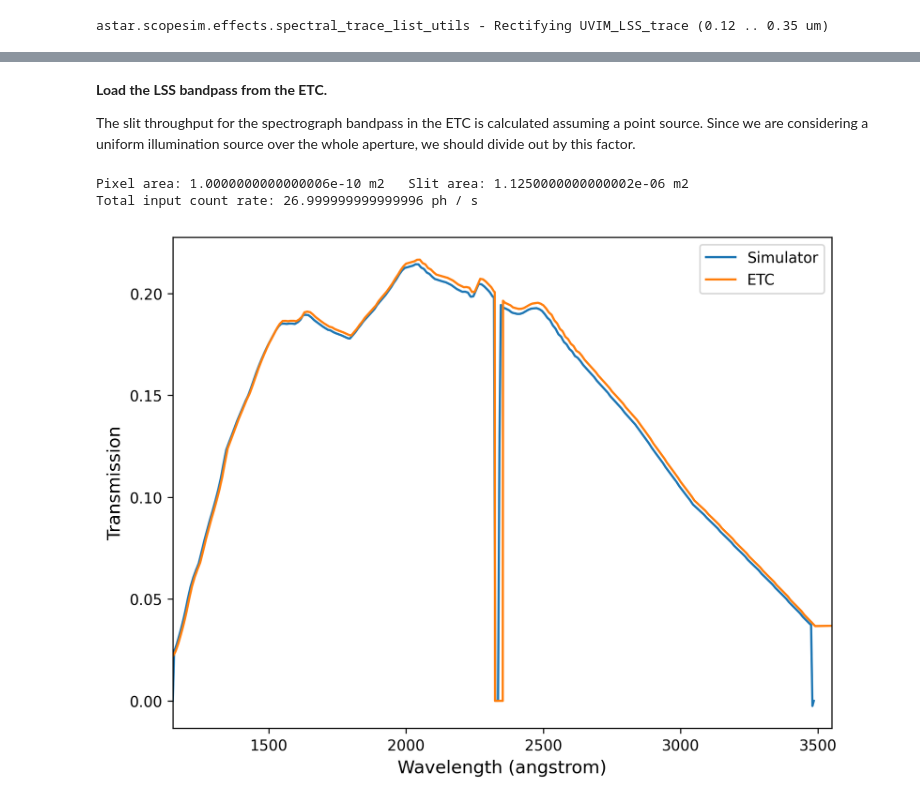
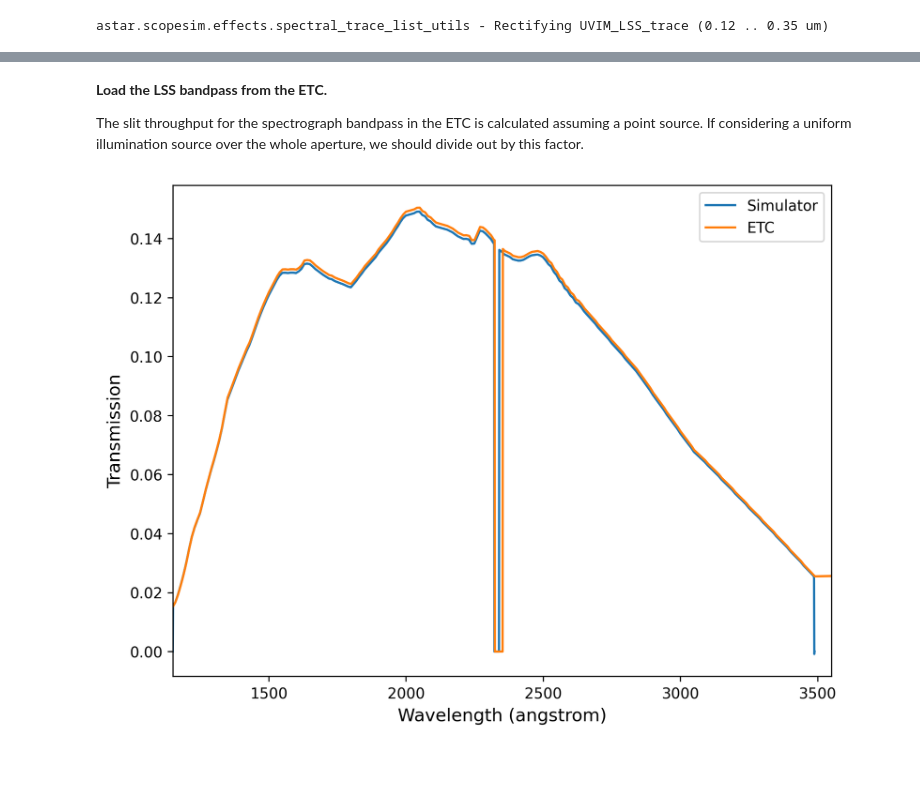
Before and after one commit to evangelashread/irdb, a Jupyter notebook: UVEX/test_notebooks/lss-throughput.ipynb, the cells around one changed output, grey strips where cells are left out. Cells and saved outputs as stored; diff of their text form; code cells hidden in the pictures; blank space fills up the shorter version.

```diff
--- a/UVEX/test_notebooks/lss-throughput.ipynb
+++ b/UVEX/test_notebooks/lss-throughput.ipynb
@@ -112,18 +140,13 @@ XTENSION= 'IMAGE   '           / Image extension
 # %% [markdown]
 **Load the LSS bandpass from the ETC.**
 
-The slit throughput for the spectrograph bandpass in the ETC is calculated assuming a point source. Since we are considering a uniform illumination source over the whole aperture, we should divide out by this factor.
+The slit throughput for the spectrograph bandpass in the ETC is calculated assuming a point source. If considering a uniform illumination source over the whole aperture, we should divide out by this factor.
 # %%
-import sys
-sys.path.append("/home/eshread/UVEX/uvex-mission/uvex-mission")
-import uvex
-from uvex.sensitivity import config
+UVEX = config.UVEX()
+#slit_thru = UVEX.SLIT_THROUGHPUT
+slit_thru = 1.
 
-UVEX = config.UVEX()
-slit_thru = UVEX.SLIT_THROUGHPUT
-#slit_thru = 1.
-
-lss_bandpass_etc_file = "/home/eshread/UVEX/uvex-mission/uvex-mission/uvex/sensitivity/notebooks/bandpass_files/lss_bandpass.txt"
+lss_bandpass_etc_file = "../../../uvex-mission/uvex/sensitivity/notebooks/bandpass_files/lss_bandpass.txt"
 
 lss_bandpass_etc_data = np.loadtxt(lss_bandpass_etc_file)
 lss_bandpass_etc_wave = (lss_bandpass_etc_data[:,0] * u.AA).value
@@ -131,44 +154,30 @@ lss_bandpass_etc_throughput = lss_bandpass_etc_data[:,1] / slit_thru
 # %%
 w = WCS(rectified[1].header)
 n_lam = rectified[1].data.shape[1]
 n_xi = rectified[1].data.shape[0]
 pix_x = np.arange(n_lam)
 pix_y = np.zeros(n_lam)
 lam_world = w.all_pix2world(np.column_stack([pix_x, pix_y]), 0)
 lam = lam_world[:, 0] * (u.m).to(u.AA)
 
-pix_y = np.arange(n_xi)
-pix_x = np.zeros(n_xi)
-world = w.all_pix2world(np.column_stack([pix_x, pix_y]), 0)
-xi = world[:, 1]
+nonzero_xi, nonzero_lam = np.where(rectified[1].data > 0)
+nonzero_xi, nonzero_lam = np.unique(nonzero_xi), np.unique(nonzero_lam)
 
-nonzero_xi, nonzero_lam = np.where(rectified[1].data > 0) # minimum throughput 1e-06?
-nonzero_xi, nonzero_lam = np.unique(nonzero_xi), np.unique(nonzero_lam)
-slit_length = xi[np.argmax(nonzero_xi)] - xi[np.argmin(nonzero_xi)]
-lam_min, lam_max = lam[np.argmin(nonzero_lam)]*u.AA.to(u.um), lam[np.argmax(nonzero_lam)]*u.AA.to(u.um)
-slit_area = 2 * 3600 * u.arcsec**2
-plate_scale = (80.0 * u.arcsec / u.mm).to(u.arcsec/u.m)
-pixel_area = (pixel_scale / plate_scale)**2
+# Sum along the slit axis. This appears to already be divided out by the exposure time in sec...
+trace1 = rectified[1].data[nonzero_xi, :].sum(axis=0)
 
-# Integrate along the slit axis
-trace1 = rectified[1].data[sorted(nonzero_xi), :].sum(axis=0) * pixel_scale.value / slit_length
-print("Pixel area:", pixel_area, "  Slit area:", slit_area/plate_scale**2)
-
-# Get the total count rate of the defined source
-input_countrate = constant_source.photons_in_range(wave_min=0.115, wave_max=0.355, area=slit_area/plate_scale**2)[0] # ph / s
-print("Total input count rate:", input_countrate)
+# Get the total count rate of the input
+input_countrate = 1 * (u.photon / u.s / u.cm**2 / u.AA) * bin_width.to(u.AA) * etc_area.to(u.cm**2)
 exptime = optlss.cmds["!OBS.dit"] * optlss.cmds["!OBS.ndit"] * u.s
-trace1 = trace1 / (input_countrate.value * exptime.value)
+trace1 = trace1 / input_countrate # less than 1% error in normalization!
 
 fig, ax = plt.subplots(figsize=(8, 6), dpi=300)
 ax.plot(lam, np.array(trace1), label="Simulator")
-plt.plot(lss_bandpass_etc_wave, lss_bandpass_etc_throughput, label='ETC')
+ax.plot(lss_bandpass_etc_wave, lss_bandpass_etc_throughput, label='ETC')
 ax.set_xlabel("Wavelength (angstrom)", fontsize=12)
 ax.set_ylabel("Transmission", fontsize=12)
 plt.legend(loc="upper right", fontsize=10)
 plt.xlim(1150, 3550)
 plt.show()
 # %% [output]
-Pixel area: 1.0000000000000006e-10 m2   Slit area: 1.1250000000000002e-06 m2
-Total input count rate: 26.999999999999996 ph / s
-[figure, old version]
+[figure, new version]
```
Also changed, not shown: parts of 11 cells of this notebook, 4 other files.
